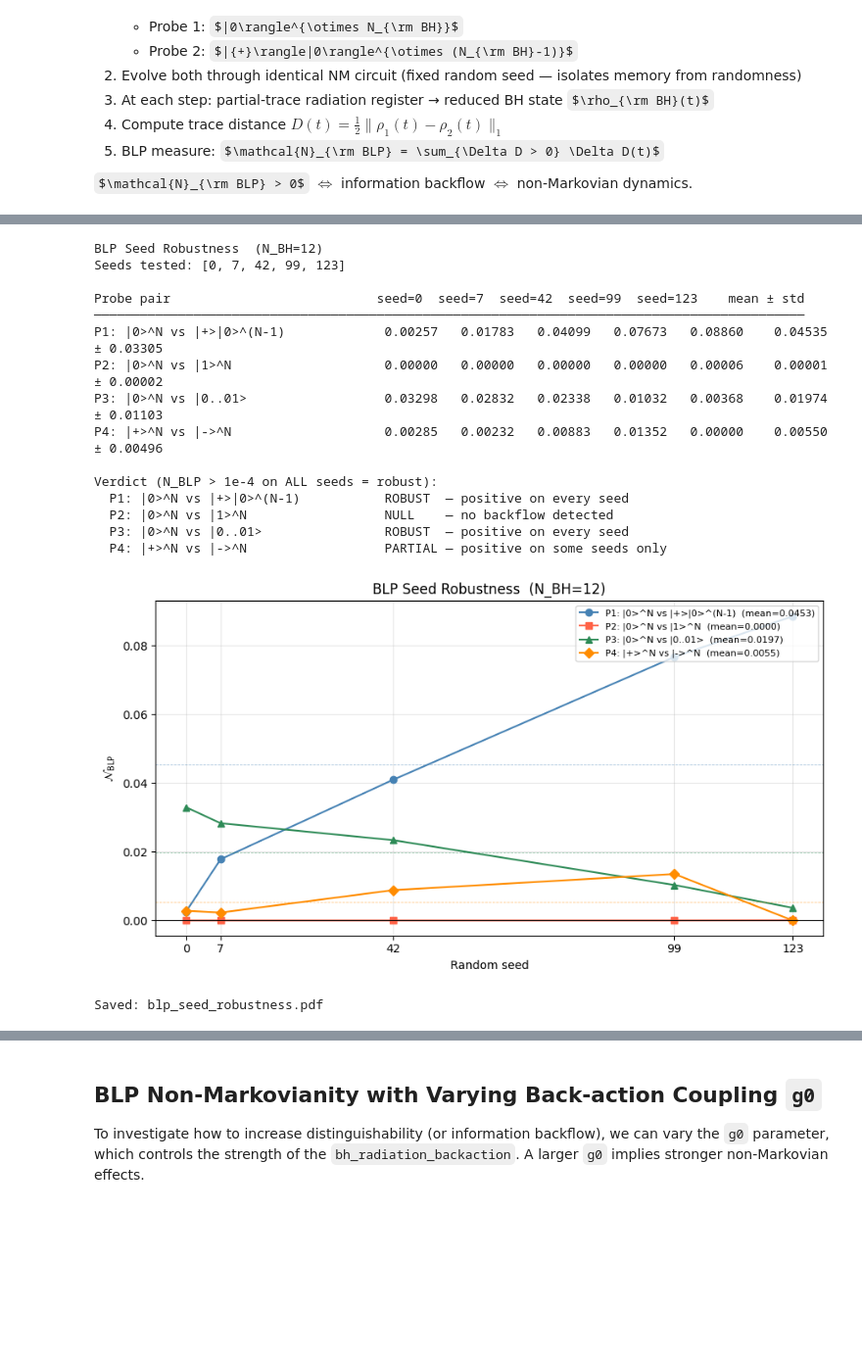
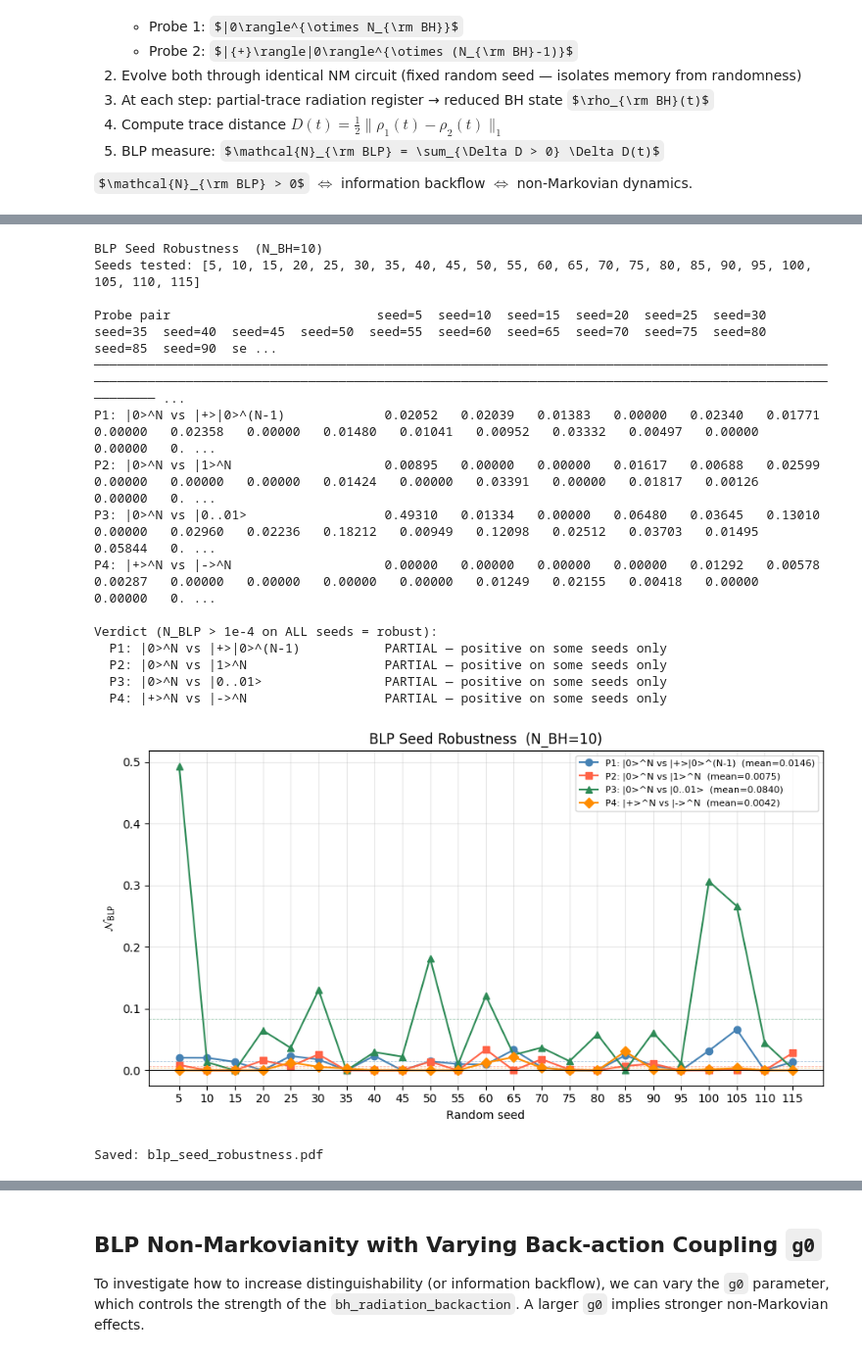
Before and after one commit to aaqhilahamed2004-ops/non-markovian_black-hole_evaporation, a Jupyter notebook: MvNM_v2.ipynb, the cells around one changed output, grey strips where cells are left out. Shown at 98% size. Saved outputs shown, nothing was run; the diff lists cells and outputs as text; code cells hidden in the pictures; some formulas as TeX source; blank space fills up the shorter version.

Commit message:
increased the number of random seeds to see the smooth transition. Still, there are a lot of instances with BLP hitting zero in all the probes.

```diff
--- a/MvNM_v2.ipynb
+++ b/MvNM_v2.ipynb
@@ -53,7 +53,7 @@ def scramble_black_hole(qc, bh):
     Black holes are conjectured to be fastest scramblers in nature (Sekino &
     Susskind 2008): t* ~ log(N_BH).
     """
-    LAYERS = 2
+    LAYERS = 1
     for _ in range(LAYERS):
         for q in bh:
             qc.rx(np.random.uniform(0, 2*np.pi), q)
@@ -234 +232,3 @@ G0_VALUES = [np.pi/8, np.pi/6, np.pi/4, np.pi/3]
+# %%
+G0_GLOBAL = 0.5
 # %%
@@ -459,7 +462,7 @@ $\mathcal{N}_{\rm BLP} > 0$ $\Leftrightarrow$ information backflow $\Leftrightar
 # BLP NON-MARKOVIANITY MEASURE
 # Breuer, Laine & Piilo, PRL 103, 210401 (2009)
 # ─────────────────────────────────────────────────────────────────────────────
-N_BH = 12
+N_BH = 10
 def trace_distance(rho1, rho2) -> float:
     """D(rho1, rho2) = (1/2) Tr|rho1 - rho2| via eigenvalue decomposition."""
     eigvals = np.linalg.eigvalsh(rho1.data - rho2.data)
@@ -467,7 +470,7 @@ def trace_distance(rho1, rho2) -> float:
 
 
 #def run_evaporation_for_blp(probe: str, seed: int = 42):
-def run_evaporation_for_blp(probe: str, seed: int = 42, markovian: bool = False, g0: float = np.pi/8):
+def run_evaporation_for_blp(probe: str, seed: int = 42, markovian: bool = False, g0: float = G0_GLOBAL):
     """
     Non-Markovian evaporation for BLP computation.
     Returns reduced BH density matrix rho_BH(t) at each step,
@@ -498,16 +501,16 @@ def run_evaporation_for_blp(probe: str, seed: int = 42, markovian: bool = False,
             radiation_memory_interaction(step_qc, rad)
         if len(rad) > 0:
             #bh_radiation_backaction(step_qc, bh, rad)
-            bh_radiation_backaction(step_qc, bh, rad, t=step, N_BH_total=N_BH, g0=np.pi/8)
+            bh_radiation_backaction(step_qc, bh, rad, t=step, N_BH_total=N_BH, g0=g0)
 
 
         state = state.evolve(step_qc)
 
-         # ── Emit first (bookkeeping only, no quantum op) ──────────────────
+         # ── Emit first (bookkeeping only, no quantum op) ──────────
         emitted = bh.pop(0)
         rad.append(emitted)
 
-        # ── Reduced BH state: trace out radiation register ────────────────
+        # ── Reduced BH state: trace out radiation register ──────────
         # Identical convention to run_non_markovian_evaporation.
         # rad now contains the just-emitted qubit, so partial_trace(state, rad)
         # gives the interior BH — no need to manually add bh[0].
@@ -523,13 +526,13 @@ def run_evaporation_for_blp(probe: str, seed: int = 42, markovian: bool = False,
     return rho_series
 
 
-print(f"Computing BLP measure  (N_BH={N_BH})...")
+print(f"Computing BLP measure  (N_BH={N_BH})..." if N_BH==10 else f"Computing BLP measure  (N_BH={N_BH}) but N_BH was set to 10 earlier. It might cause an error.")
 print(f"Probe 1: |0>^{{N_BH}}")
 print(f"Probe 2: |+>|0>^{{N_BH-1}}")
 print("Both probes: seed=42 — identical gate angles isolate memory effects.\n")
 
-rho_series_1 = run_evaporation_for_blp('zero', seed=42)
-rho_series_2 = run_evaporation_for_blp('plus', seed=42)
+rho_series_1 = run_evaporation_for_blp('zero', seed=42, g0=G0_GLOBAL)
+rho_series_2 = run_evaporation_for_blp('plus', seed=42, g0=G0_GLOBAL)
 
 T         = min(len(rho_series_1), len(rho_series_2))
 D_values  = [trace_distance(rho_series_1[t], rho_series_2[t]) for t in range(T)]
@@ -547,7 +550,7 @@ if N_BLP > 1e-6:
 else:
     print("→ N_BLP ≈ 0 — no detectable backflow.")
 
-# ── BLP plots ─────────────────────────────────────────────────────────────────
+# ── BLP plots ──────────────────────────────────
 fig, axes = plt.subplots(1, 2, figsize=(13, 5))
 
 axes[0].plot(steps_blp, D_values, 'o-', color='steelblue', lw=2, label='D(t)')
@@ -597,7 +603,7 @@ Saved: blp_measure.pdf
 # BLP NON-MARKOVIANITY MEASURE
 # Breuer, Laine & Piilo, PRL 103, 210401 (2009)
 # ─────────────────────────────────────────────────────────────────────────────
-N_BH = 12
+N_BH = 10
 
 def trace_distance(rho1, rho2) -> float:
     """D(rho1, rho2) = (1/2) Tr|rho1 - rho2| via eigenvalue decomposition."""
@@ -605,7 +611,7 @@ def trace_distance(rho1, rho2) -> float:
     return 0.5 * float(np.sum(np.abs(eigvals)))
 
 
-def run_evaporation_for_blp(probe: str, seed: int = 42):
+def run_evaporation_for_blp(probe: str, seed: int = 42, g0: float = G0_GLOBAL):
     """
     probe : 'zero'     -> |0...0>^N
             'plus'     -> |+>|0>^(N-1)
@@ -633,7 +639,7 @@ def run_evaporation_for_blp(probe: str, seed: int = 42):
         if len(rad) >= 2:
             radiation_memory_interaction(step_qc, rad)
         if len(rad) > 0:
-            bh_radiation_backaction(step_qc, bh, rad)
+            bh_radiation_backaction(step_qc, bh, rad, t=len(rad), N_BH_total=N_BH, g0=g0)
 
         state = state.evolve(step_qc)
         emitted = bh.pop(0)
@@ -651,9 +657,9 @@ def run_evaporation_for_blp(probe: str, seed: int = 42):
 def compute_blp_pair(probe_a, probe_b, label_a, label_b, series_cache):
     """Compute D(t), dD, N_BLP for a probe pair. Uses cache to avoid re-running."""
     if probe_a not in series_cache:
-        series_cache[probe_a] = run_evaporation_for_blp(probe_a, seed=42)
+        series_cache[probe_a] = run_evaporation_for_blp(probe_a, seed=42, g0=G0_GLOBAL)
     if probe_b not in series_cache:
-        series_cache[probe_b] = run_evaporation_for_blp(probe_b, seed=42)
+        series_cache[probe_b] = run_evaporation_for_blp(probe_b, seed=42, g0=G0_GLOBAL)
     s_a, s_b = series_cache[probe_a], series_cache[probe_b]
     T = min(len(s_a), len(s_b))
     D_vals = [trace_distance(s_a[t], s_b[t]) for t in range(T)]
@@ -697,7 +703,7 @@ print(f"  {'Pair':<45} {'N_BLP':>10}")
 print(f"  {'─'*45}  {'─'*8}")
 for i, ((pa, pb, _, d0_note, short), (_, _, _, N_BLP, _, _)) in enumerate(zip(pairs, results), 1):
     flag = "✓ non-Markovian" if N_BLP > 1e-6 else "✗ no backflow"
-    print(f"  {i}. {short:<42} {N_BLP:>10.6f}  {flag}")
+    print(f"  {short:<42} {N_BLP:>10.6f}  {flag}")
 print(f"{'='*60}")
 
 # ── 4×2 plot grid ─────────────────────────────────────────────────────────────
@@ -759,7 +765,7 @@ Saved: blp_measure.pdf
 # ─────────────────────────────────────────────────────────────────────────────
 import pandas as pd
 
-SEEDS        = [0, 7, 42, 99, 123]
+SEEDS        = [i for i in range(5,120,5)]
 PROBE_PAIRS  = [
     ('zero',     'plus',      "P1: |0>^N vs |+>|0>^(N-1)"),
     ('zero',     'ones',      "P2: |0>^N vs |1>^N"),
@@ -776,8 +782,8 @@ table = {}
 for pa, pb, plabel in PROBE_PAIRS:
     table[plabel] = {}
     for seed in SEEDS:
-        s_a = run_evaporation_for_blp(pa, seed=seed)
-        s_b = run_evaporation_for_blp(pb, seed=seed)
+        s_a = run_evaporation_for_blp(pa, seed=seed, g0=G0_GLOBAL)
+        s_b = run_evaporation_for_blp(pb, seed=seed, g0=G0_GLOBAL)
         T   = min(len(s_a), len(s_b))
         D   = [trace_distance(s_a[t], s_b[t]) for t in range(T)]
         dD  = np.diff(D)
@@ -811,43 +817,43 @@ for plabel, (vals, mean, std) in summary.items():
     else:
         verdict = "NULL    — no backflow detected"
     print(f"  {plabel:<35} {verdict}")
 
 # ── Plot: N_BLP vs seed for each pair ────────────────────────────────────────
 fig, ax = plt.subplots(figsize=(9, 5))
 markers = ['o', 's', '^', 'D']
 colors  = ['steelblue', 'tomato', 'seagreen', 'darkorange']
 
 for (plabel, (vals, mean, std)), marker, color in zip(summary.items(), markers, colors):
     ax.plot(SEEDS, vals, marker=marker, color=color, lw=1.5,
             label=f"{plabel}  (mean={mean:.4f})")
     ax.axhline(mean, color=color, lw=0.6, ls='--', alpha=0.5)
 
 ax.axhline(0, color='black', lw=0.8)
 ax.set_xlabel("Random seed")
 ax.set_ylabel(r"$\mathcal{N}_{\rm BLP}$")
 ax.set_title(f"BLP Seed Robustness  (N_BH={N_BH})")
 ax.set_xticks(SEEDS)
 ax.legend(fontsize=8, loc='upper right')
 ax.grid(alpha=0.3)
 plt.tight_layout()
 plt.savefig("blp_seed_robustness.pdf", bbox_inches='tight', dpi=200)
 plt.show()
 print("Saved: blp_seed_robustness.pdf")
 # %% [output]
-BLP Seed Robustness  (N_BH=12)
-Seeds tested: [0, 7, 42, 99, 123]
+BLP Seed Robustness  (N_BH=10)
+Seeds tested: [5, 10, 15, 20, 25, 30, 35, 40, 45, 50, 55, 60, 65, 70, 75, 80, 85, 90, 95, 100, 105, 110, 115]
 
-Probe pair                           seed=0  seed=7  seed=42  seed=99  seed=123    mean ± std
-─────────────────────────────────────────────────────────────────────────────────────────────
-P1: |0>^N vs |+>|0>^(N-1)             0.00257   0.01783   0.04099   0.07673   0.08860    0.04535 ± 0.03305
-P2: |0>^N vs |1>^N                    0.00000   0.00000   0.00000   0.00000   0.00006    0.00001 ± 0.00002
-P3: |0>^N vs |0..01>                  0.03298   0.02832   0.02338   0.01032   0.00368    0.01974 ± 0.01103
-P4: |+>^N vs |->^N                    0.00285   0.00232   0.00883   0.01352   0.00000    0.00550 ± 0.00496
+Probe pair                           seed=5  seed=10  seed=15  seed=20  seed=25  seed=30  seed=35  seed=40  seed=45  seed=50  seed=55  seed=60  seed=65  seed=70  seed=75  seed=80  seed=85  seed=90  se ...
+──────────────────────────────────────────────────────────────────────────────────────────────────────────────────────────────────────────────────────────────────────────────────────────────────────── ...
+P1: |0>^N vs |+>|0>^(N-1)             0.02052   0.02039   0.01383   0.00000   0.02340   0.01771   0.00000   0.02358   0.00000   0.01480   0.01041   0.00952   0.03332   0.00497   0.00000   0.00000   0. ...
+P2: |0>^N vs |1>^N                    0.00895   0.00000   0.00000   0.01617   0.00688   0.02599   0.00000   0.00000   0.00000   0.01424   0.00000   0.03391   0.00000   0.01817   0.00126   0.00000   0. ...
+P3: |0>^N vs |0..01>                  0.49310   0.01334   0.00000   0.06480   0.03645   0.13010   0.00000   0.02960   0.02236   0.18212   0.00949   0.12098   0.02512   0.03703   0.01495   0.05844   0. ...
+P4: |+>^N vs |->^N                    0.00000   0.00000   0.00000   0.00000   0.01292   0.00578   0.00287   0.00000   0.00000   0.00000   0.00000   0.01249   0.02155   0.00418   0.00000   0.00000   0. ...
 
 Verdict (N_BLP > 1e-4 on ALL seeds = robust):
-  P1: |0>^N vs |+>|0>^(N-1)           ROBUST  — positive on every seed
-  P2: |0>^N vs |1>^N                  NULL    — no backflow detected
-  P3: |0>^N vs |0..01>                ROBUST  — positive on every seed
+  P1: |0>^N vs |+>|0>^(N-1)           PARTIAL — positive on some seeds only
+  P2: |0>^N vs |1>^N                  PARTIAL — positive on some seeds only
+  P3: |0>^N vs |0..01>                PARTIAL — positive on some seeds only
   P4: |+>^N vs |->^N                  PARTIAL — positive on some seeds only
-[figure, old version]
+[figure, new version]
 Saved: blp_seed_robustness.pdf
```
Also changed, not shown: parts of 15 cells of this notebook.
